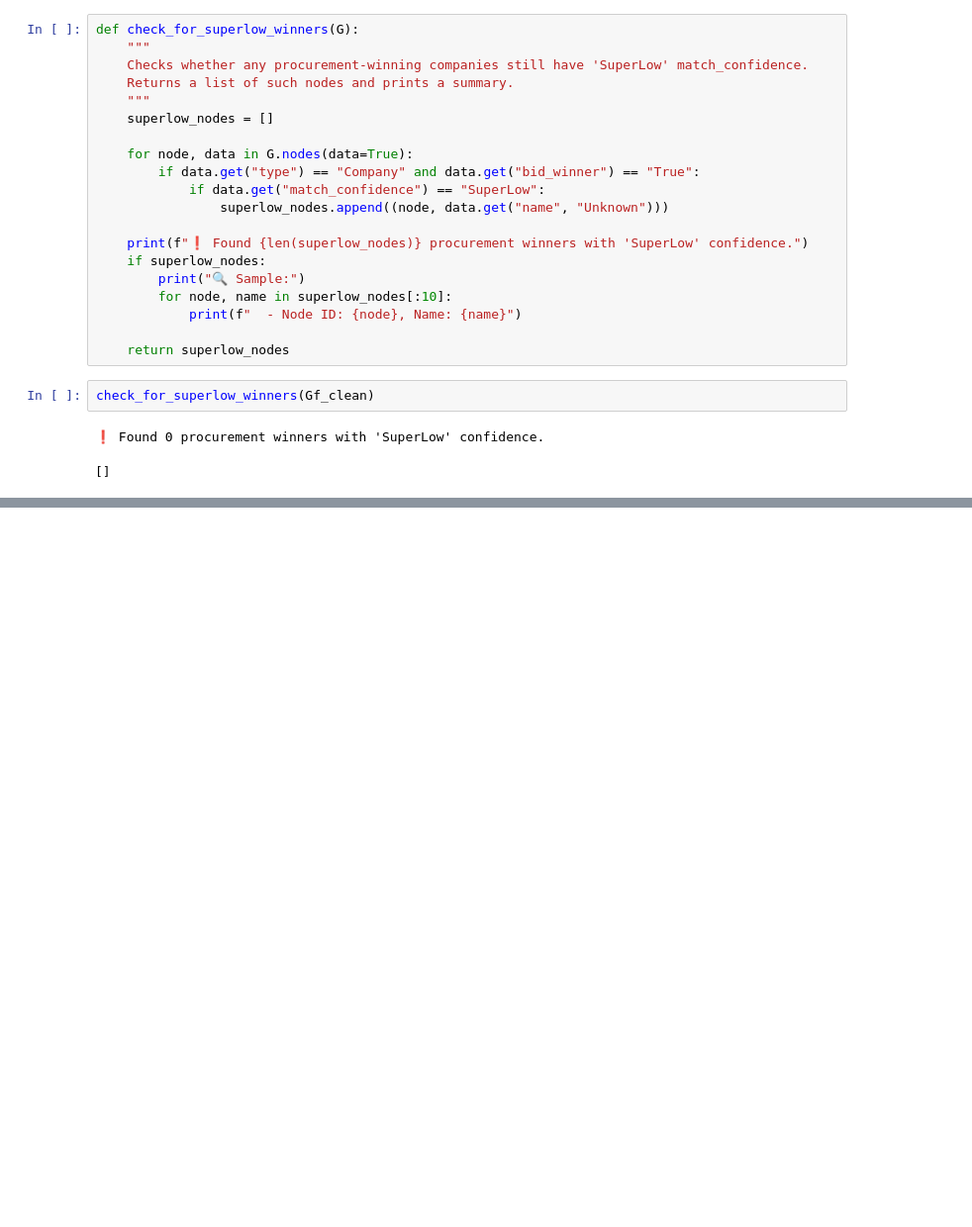
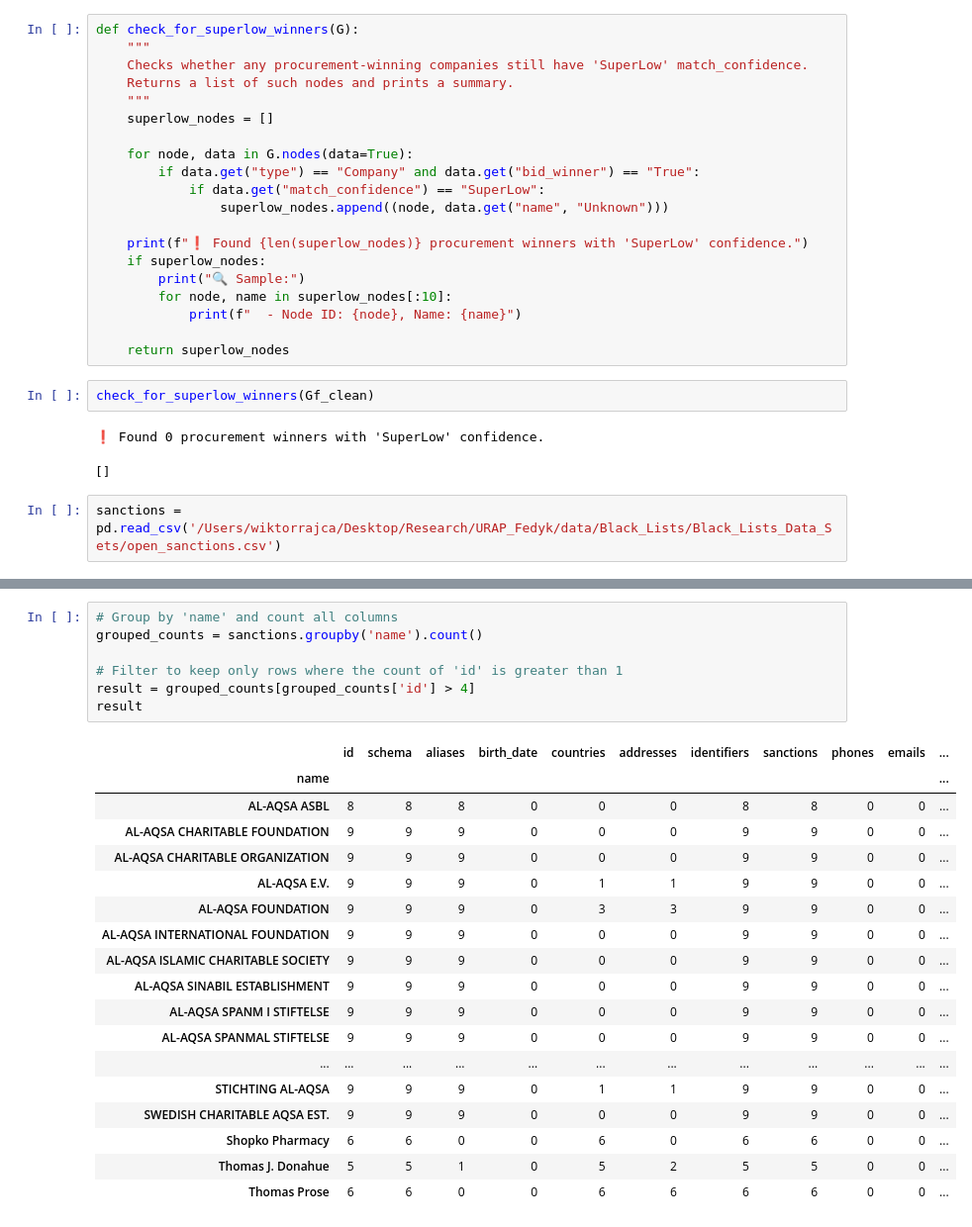
Before and after one commit to wiktorrajca/Data-Science-Honors-Thesis, a Jupyter notebook: messing _around_graphs.ipynb, the cells around one changed output, grey strips where cells are left out. Shown: that part at 99% size. Cells and saved outputs as stored; diff of their text form; blank space fills up the shorter version.

```diff
--- a/messing _around_graphs.ipynb
+++ b/messing _around_graphs.ipynb
@@ -859,3 +790,5 @@ check_for_superlow_winners(Gf_clean)
 # %% [output]
 ❗ Found 0 procurement winners with 'SuperLow' confidence.
 []
+# %%
+sanctions = pd.read_csv('/Users/wiktorrajca/Desktop/Research/URAP_Fedyk/data/Black_Lists/Black_Lists_Data_Sets/open_sanctions.csv')
@@ -861,0 +833,26 @@ check_for_superlow_winners(Gf_clean)
+# %%
+# Group by 'name' and count all columns
+grouped_counts = sanctions.groupby('name').count()
+
+# Filter to keep only rows where the count of 'id' is greater than 1
+result = grouped_counts[grouped_counts['id'] > 4]
+result
+# %% [output]
+|  | id | schema | aliases | birth_date | countries | addresses | identifiers | sanctions | phones | emails | ... |
+| name |  |  |  |  |  |  |  |  |  |  | ... |
+| AL-AQSA ASBL | 8 | 8 | 8 | 0 | 0 | 0 | 8 | 8 | 0 | 0 | ... |
+| AL-AQSA CHARITABLE FOUNDATION | 9 | 9 | 9 | 0 | 0 | 0 | 9 | 9 | 0 | 0 | ... |
+| AL-AQSA CHARITABLE ORGANIZATION | 9 | 9 | 9 | 0 | 0 | 0 | 9 | 9 | 0 | 0 | ... |
+| AL-AQSA E.V. | 9 | 9 | 9 | 0 | 1 | 1 | 9 | 9 | 0 | 0 | ... |
+| AL-AQSA FOUNDATION | 9 | 9 | 9 | 0 | 3 | 3 | 9 | 9 | 0 | 0 | ... |
+| AL-AQSA INTERNATIONAL FOUNDATION | 9 | 9 | 9 | 0 | 0 | 0 | 9 | 9 | 0 | 0 | ... |
+| AL-AQSA ISLAMIC CHARITABLE SOCIETY | 9 | 9 | 9 | 0 | 0 | 0 | 9 | 9 | 0 | 0 | ... |
+| AL-AQSA SINABIL ESTABLISHMENT | 9 | 9 | 9 | 0 | 0 | 0 | 9 | 9 | 0 | 0 | ... |
+| AL-AQSA SPANM I STIFTELSE | 9 | 9 | 9 | 0 | 0 | 0 | 9 | 9 | 0 | 0 | ... |
+| AL-AQSA SPANMAL STIFTELSE | 9 | 9 | 9 | 0 | 0 | 0 | 9 | 9 | 0 | 0 | ... |
+| ... | ... | ... | ... | ... | ... | ... | ... | ... | ... | ... | ... |
+| STICHTING AL-AQSA | 9 | 9 | 9 | 0 | 1 | 1 | 9 | 9 | 0 | 0 | ... |
+| SWEDISH CHARITABLE AQSA EST. | 9 | 9 | 9 | 0 | 0 | 0 | 9 | 9 | 0 | 0 | ... |
+| Shopko Pharmacy | 6 | 6 | 0 | 0 | 6 | 0 | 6 | 6 | 0 | 0 | ... |
+| Thomas J. Donahue | 5 | 5 | 1 | 0 | 5 | 2 | 5 | 5 | 0 | 0 | ... |
+| Thomas Prose | 6 | 6 | 0 | 0 | 6 | 6 | 6 | 6 | 0 | 0 | ... |
```
Also changed, not shown: parts of 6 cells of this notebook, 2 other files.
